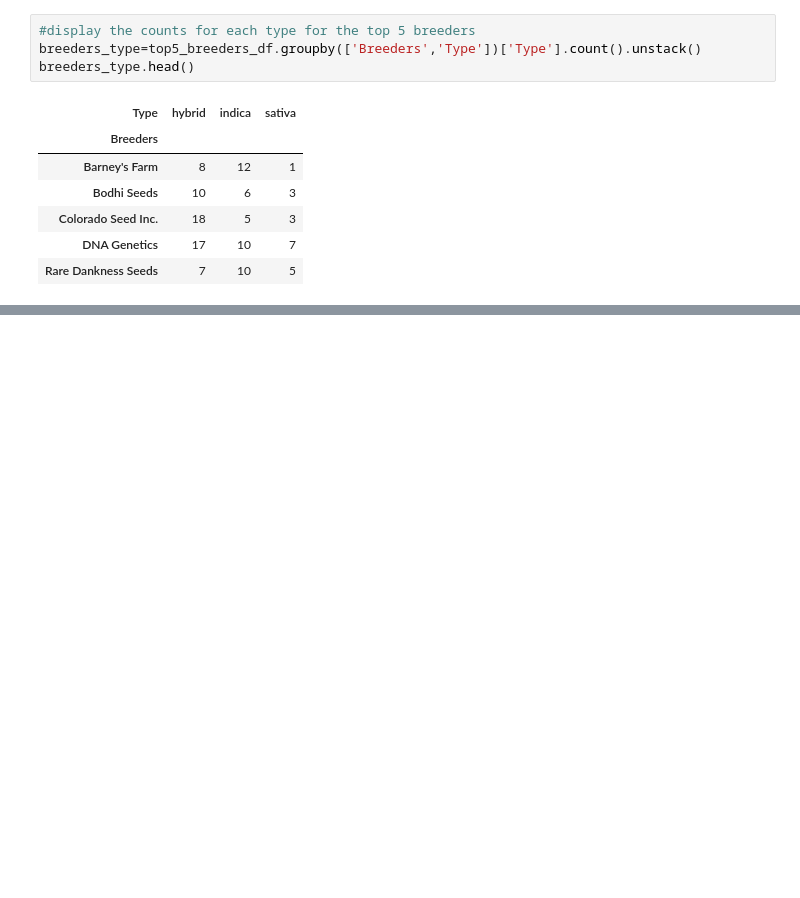
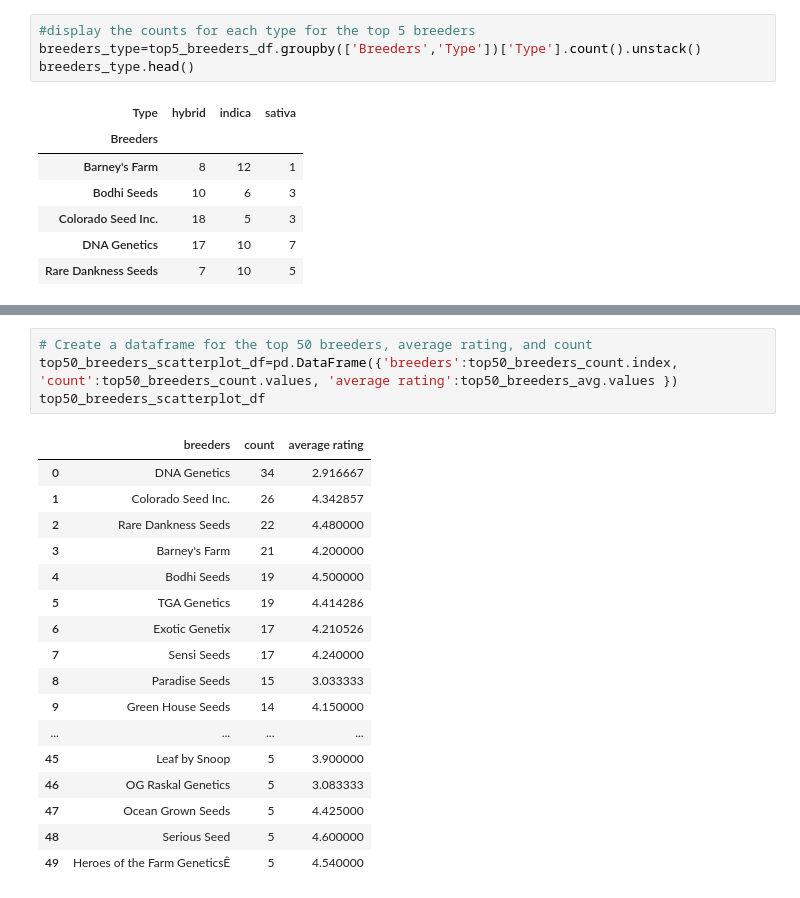
Before and after one commit to Berli85/SMU-Project-1-MaryJane, a Jupyter notebook: LattiWork/LATTIProject 1 Team 2 data.ipynb, the cells around one changed output, grey strips where cells are left out. Cells and saved outputs as stored; diff of their text form; blank space fills up the shorter version.

```diff
--- a/LattiWork/LATTIProject 1 Team 2 data.ipynb
+++ b/LattiWork/LATTIProject 1 Team 2 data.ipynb
@@ -370,0 +451,22 @@ breeders_type.head()
+# %%
+# Create a dataframe for the top 50 breeders, average rating, and count
+top50_breeders_scatterplot_df=pd.DataFrame({'breeders':top50_breeders_count.index, 'count':top50_breeders_count.values, 'average rating':top50_breeders_avg.values })
+top50_breeders_scatterplot_df
+# %% [output]
+|  | breeders | count | average rating |
+| 0 | DNA Genetics | 34 | 2.916667 |
+| 1 | Colorado Seed Inc. | 26 | 4.342857 |
+| 2 | Rare Dankness Seeds | 22 | 4.480000 |
+| 3 | Barney's Farm | 21 | 4.200000 |
+| 4 | Bodhi Seeds | 19 | 4.500000 |
+| 5 | TGA Genetics | 19 | 4.414286 |
+| 6 | Exotic Genetix | 17 | 4.210526 |
+| 7 | Sensi Seeds | 17 | 4.240000 |
+| 8 | Paradise Seeds | 15 | 3.033333 |
+| 9 | Green House Seeds | 14 | 4.150000 |
+| ... | ... | ... | ... |
+| 45 | Leaf by Snoop | 5 | 3.900000 |
+| 46 | OG Raskal Genetics | 5 | 3.083333 |
+| 47 | Ocean Grown Seeds | 5 | 4.425000 |
+| 48 | Serious Seed | 5 | 4.600000 |
+| 49 | Heroes of the Farm GeneticsÊ | 5 | 4.540000 |
```
Also changed, not shown: parts of 7 cells of this notebook.
